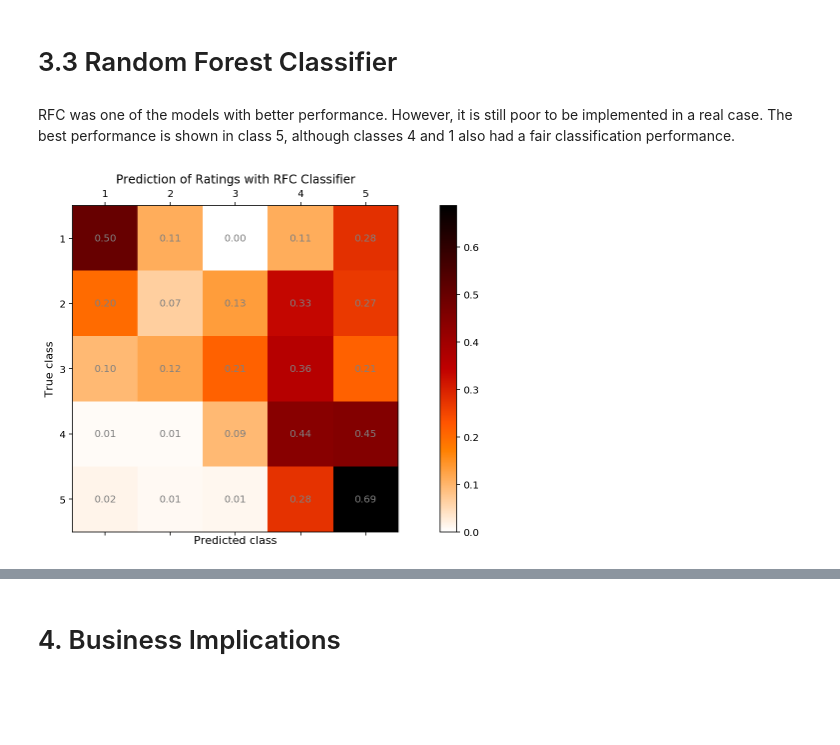
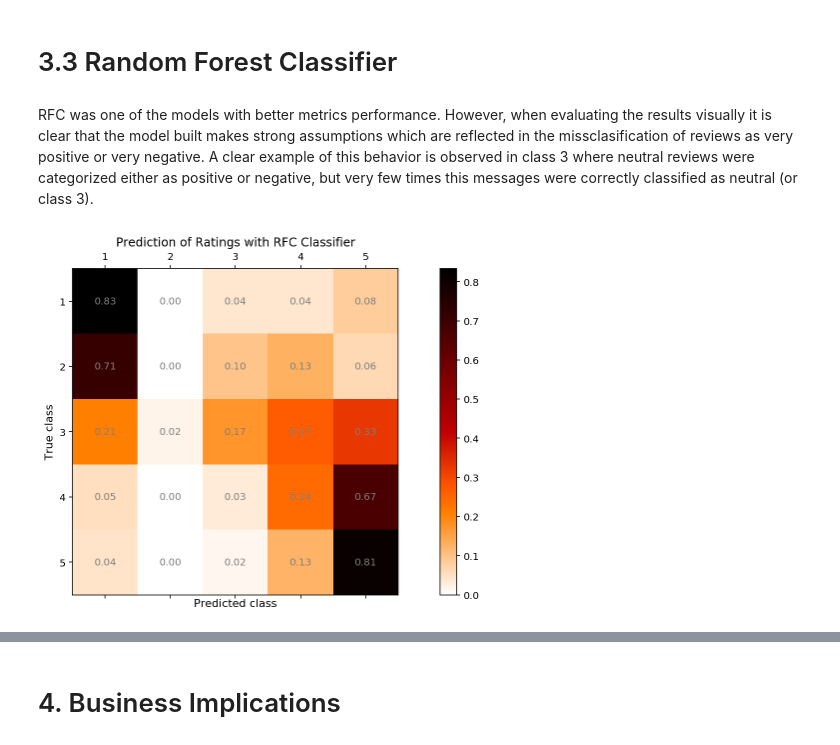
Before and after one commit to Riccocez/Sentiment-Analysis-Classification, a Jupyter notebook: Main Work.ipynb, the cells around one changed output, grey strips where cells are left out. Saved outputs shown, nothing was run; the diff lists cells and outputs as text; code cells hidden in the pictures; blank space fills up the shorter version.

Commit message:
Models included

```diff
--- a/Main Work.ipynb
+++ b/Main Work.ipynb
@@ -293,12 +294,12 @@ print("Accuracy of NB classifier: ", np.mean(svm_data['True_label'] == svm_data[
 Accuracy of NB classifier:  61.7424242424  %
 # %% [markdown]
 # 3.3 Random Forest Classifier
-# %% [markdown]
-RFC was one of the models with better performance. However, it is still poor to be implemented in a real case. The best performance is shown in class 5, although classes 4 and 1 also had a fair classification performance.
+# %% [markdown]
+RFC was one of the models with better metrics performance. However, when evaluating the results visually it is clear that the model built makes strong assumptions which are reflected in the missclasification of reviews as very positive or very negative. A clear example of this behavior is observed in class 3 where neutral reviews were categorized either as positive or negative, but very few times this messages were correctly classified as neutral (or class 3).
 # %%
-rfc_data = pd.read_csv('RFC_predictions.csv')
+rfc_data = pd.read_csv('RFC1_predictions.csv')
 
 vis.plot_confusion_matrix(rfc_data['True_label'], rfc_data['RFC_pred'],
                           'Prediction of Ratings with RFC Classifier',normalize=True)
 # %% [output]
-[figure, old version]
+[figure, new version]
```
Also changed, not shown: parts of 16 cells of this notebook, 8 other files.
